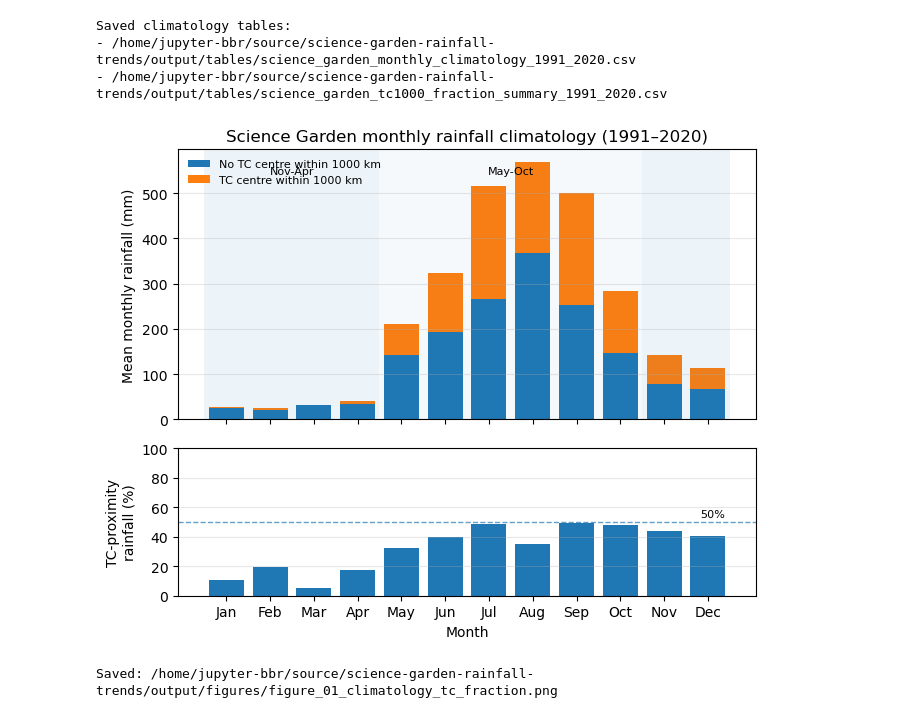
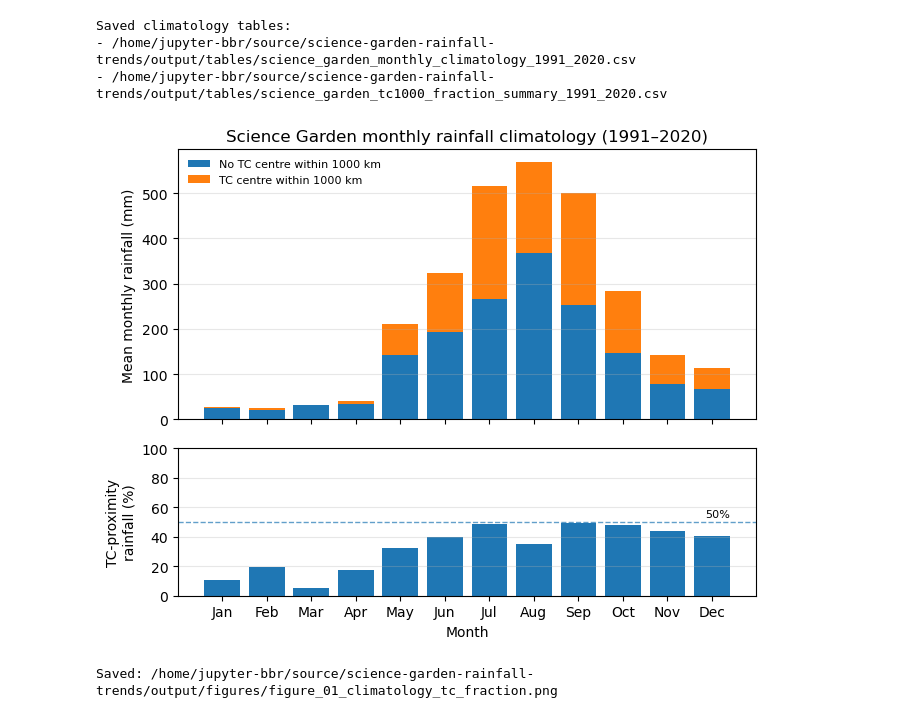
Before and after one commit to baracoma/science-garden-rainfall-trends, a Jupyter notebook: 02_analysis_and_figures.ipynb, the cells around one changed output. Cells and saved outputs as stored; diff of their text form; code cells hidden in the pictures.

Commit message:
cleaner plotting functions

```diff
--- a/02_analysis_and_figures.ipynb
+++ b/02_analysis_and_figures.ipynb
@@ -651,28 +651,28 @@ ax.set_title(f"Science Garden monthly rainfall climatology ({CLIM_START}–{CLIM
 ax.grid(axis="y", alpha=0.3)
 ax.legend(frameon=False, fontsize=8, loc="upper left")
 
-# Optional season labels
-ax.axvspan(-0.5, 3.5, alpha=0.08)
-ax.axvspan(9.5, 11.5, alpha=0.08)
-ax.axvspan(3.5, 9.5, alpha=0.04)
+# # Optional season labels
+# ax.axvspan(-0.5, 3.5, alpha=0.1)
+# ax.axvspan(9.5, 11.5, alpha=0.1)
+# ax.axvspan(3.5, 9.5, alpha=0.04)
 
-ax.text(
-    1.5,
-    ax.get_ylim()[1] * 0.94,
-    DRY_SEASON_LABEL,
-    ha="center",
-    va="top",
-    fontsize=8
-)
+# ax.text(
+#     1.5,
+#     ax.get_ylim()[1] * 0.94,
+#     DRY_SEASON_LABEL,
+#     ha="center",
+#     va="top",
+#     fontsize=8
+# )
 
-ax.text(
-    6.5,
-    ax.get_ylim()[1] * 0.94,
-    WET_SEASON_LABEL,
-    ha="center",
-    va="top",
-    fontsize=8
-)
+# ax.text(
+#     6.5,
+#     ax.get_ylim()[1] * 0.94,
+#     WET_SEASON_LABEL,
+#     ha="center",
+#     va="top",
+#     fontsize=8
+# )
 
 # -----------------------------
 # Panel b: TC-proximity rainfall fraction
@@ -682,32 +682,32 @@ ax = axes[1]
 ax.bar(
     x,
     fraction_vals
 )
 
 ax.axhline(50, linewidth=1, linestyle="--", alpha=0.7)
 
 ax.set_ylabel("TC-proximity\nrainfall (%)")
 ax.set_xlabel("Month")
 ax.set_ylim(0, 100)
 ax.grid(axis="y", alpha=0.3)
 
 ax.set_xticks(x)
 ax.set_xticklabels(month_labels)
 
 ax.text(
     11.4,
     52,
     "50%",
     ha="right",
     va="bottom",
     fontsize=8
 )
 
 plt.tight_layout()
 plt.savefig(FIGURE_01_CLIMATOLOGY_ONLY_PATH, dpi=FIGURE_DPI, bbox_inches="tight")
 plt.show()
 
 print(f"Saved: {FIGURE_01_CLIMATOLOGY_ONLY_PATH}")
 # %% [output]
-[figure, old version]
+[figure, new version]
 Saved: /home/jupyter-bbr/source/science-garden-rainfall-trends/output/figures/figure_01_climatology_tc_fraction.png
```
Also changed, not shown: parts of 42 cells of this notebook.
